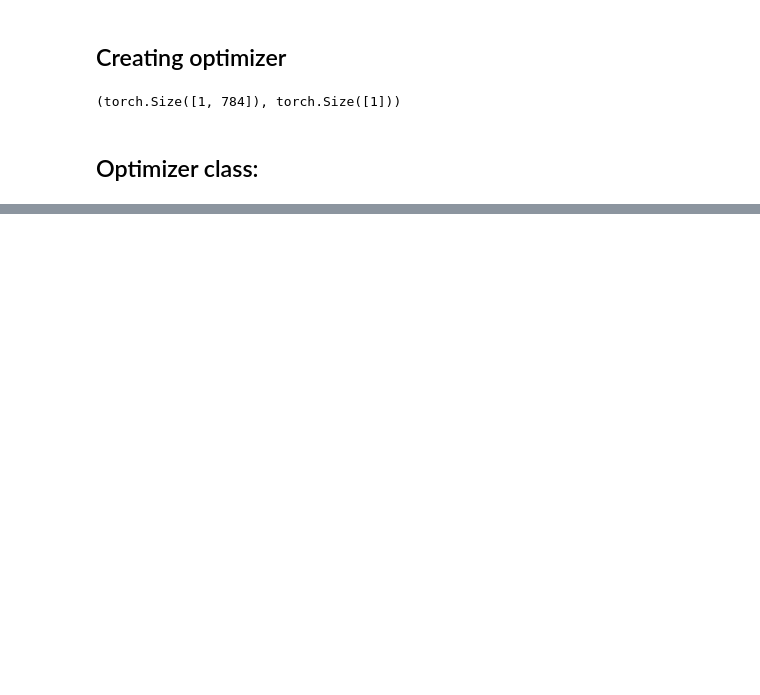
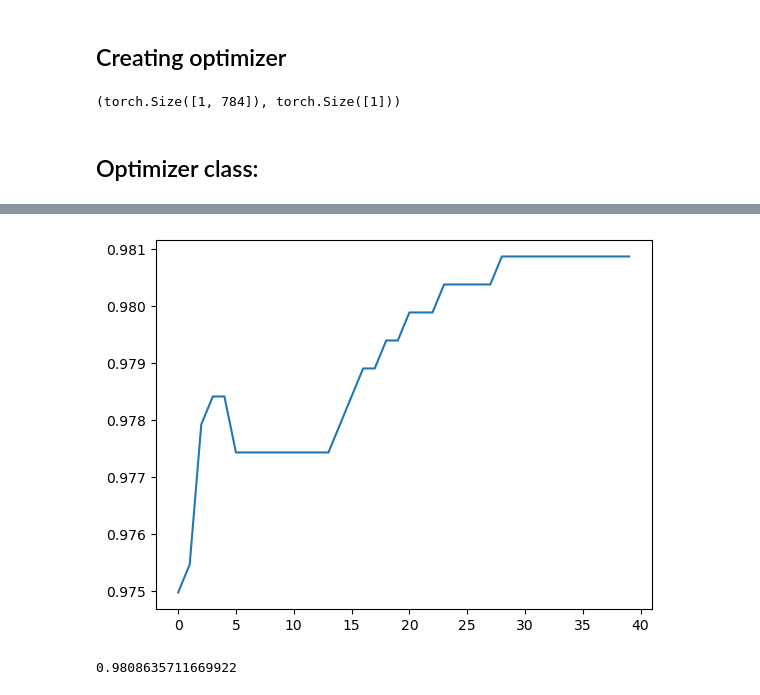
Before and after one commit to Sandeep20013/AI-Learning-Tracking, a Jupyter notebook: AI/Deep Learning/Understanding Deep Learning.ipynb, the cells around one changed output, grey strips where cells are left out. Drawn from its saved outputs; the diff is of its cells as text; code cells hidden in the pictures; blank space fills up the shorter version.

Commit message:
Deep Learning Practice

```diff
--- a/AI/Deep Learning/Understanding Deep Learning.ipynb
+++ b/AI/Deep Learning/Understanding Deep Learning.ipynb
@@ -579,0 +600,2 @@ learn.fit(10, lr)
+# %%
+learn.fit(40, 0.1)
@@ -579,0 +620,9 @@ learn.fit(10, lr)
+# %%
+plt.plot(L(learn.recorder.values).itemgot(2));
+# %% [output]
+[figure, added]
+# %%
+# Accuracy
+learn.recorder.values[-1][2]
+# %% [output]
+0.9808635711669922
```
Also changed, not shown: parts of 32 cells of this notebook, 1 other file.
